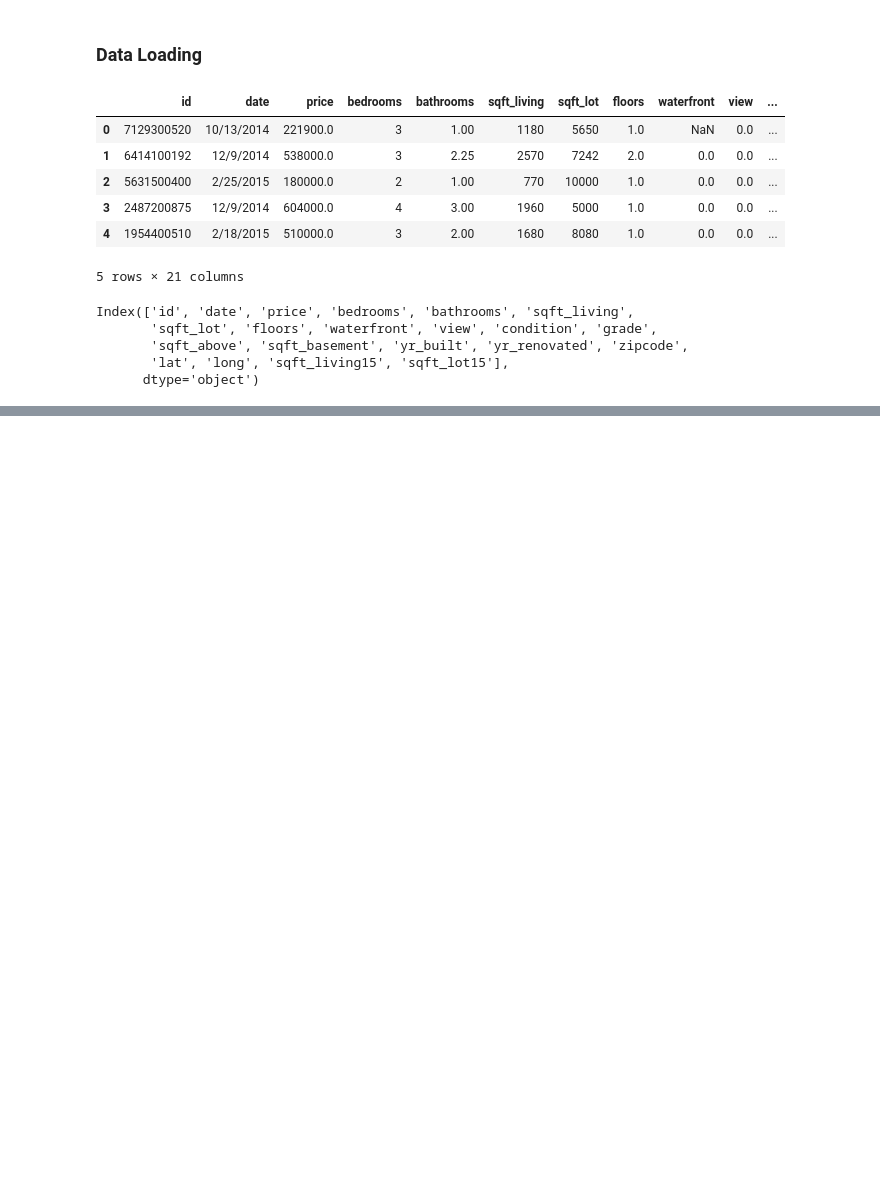
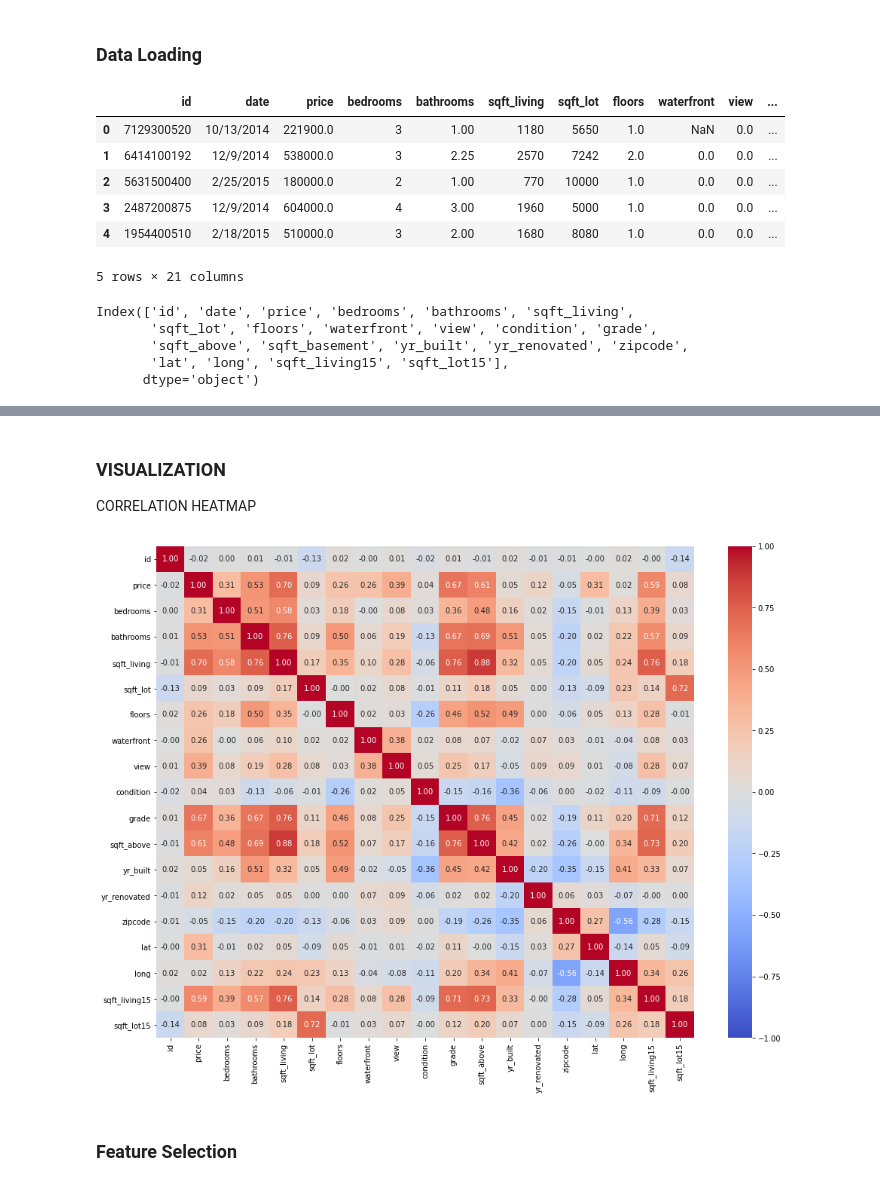
Before and after one commit to Collin9726/house-sales-regression-modeling, a Jupyter notebook: notebooks/pupity.ipynb, the cells around one changed output, grey strips where cells are left out. Drawn from its saved outputs; the diff is of its cells as text; code cells hidden in the pictures; blank space fills up the shorter version.

Commit message:
visualization

```diff
--- a/notebooks/pupity.ipynb
+++ b/notebooks/pupity.ipynb
@@ -80,0 +139,3 @@ Index(['id', 'date', 'price', 'bedrooms', 'bathrooms', 'sqft_living',
+# %%
+# fill null values with df mean
+df = df.fillna(df.mean())
@@ -80,0 +163,16 @@ Index(['id', 'date', 'price', 'bedrooms', 'bathrooms', 'sqft_living',
+# %% [markdown]
+### VISUALIZATION
+CORRELATION HEATMAP
+# %%
+# Set the figure size
+plt.figure(figsize=(16, 12))
+
+# Create the heatmap
+sns.heatmap(df.corr(), cmap="coolwarm", annot=True, fmt=".2f", vmin=-1, vmax=1)
+
+# Display the plot
+plt.show();
+# %% [output]
+[figure, added]
+# %% [markdown]
+### Feature Selection
```
Also changed, not shown: parts of 8 cells of this notebook.
